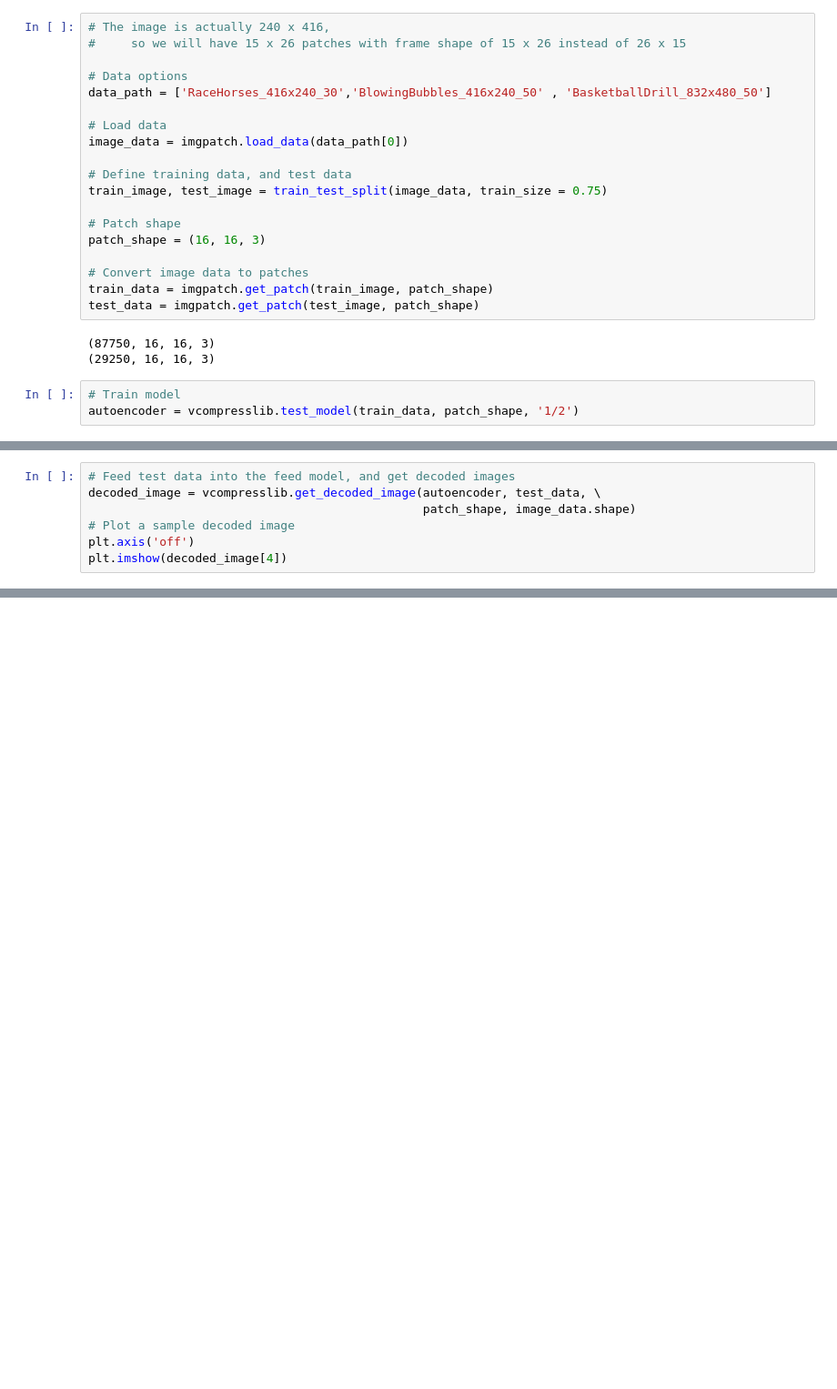
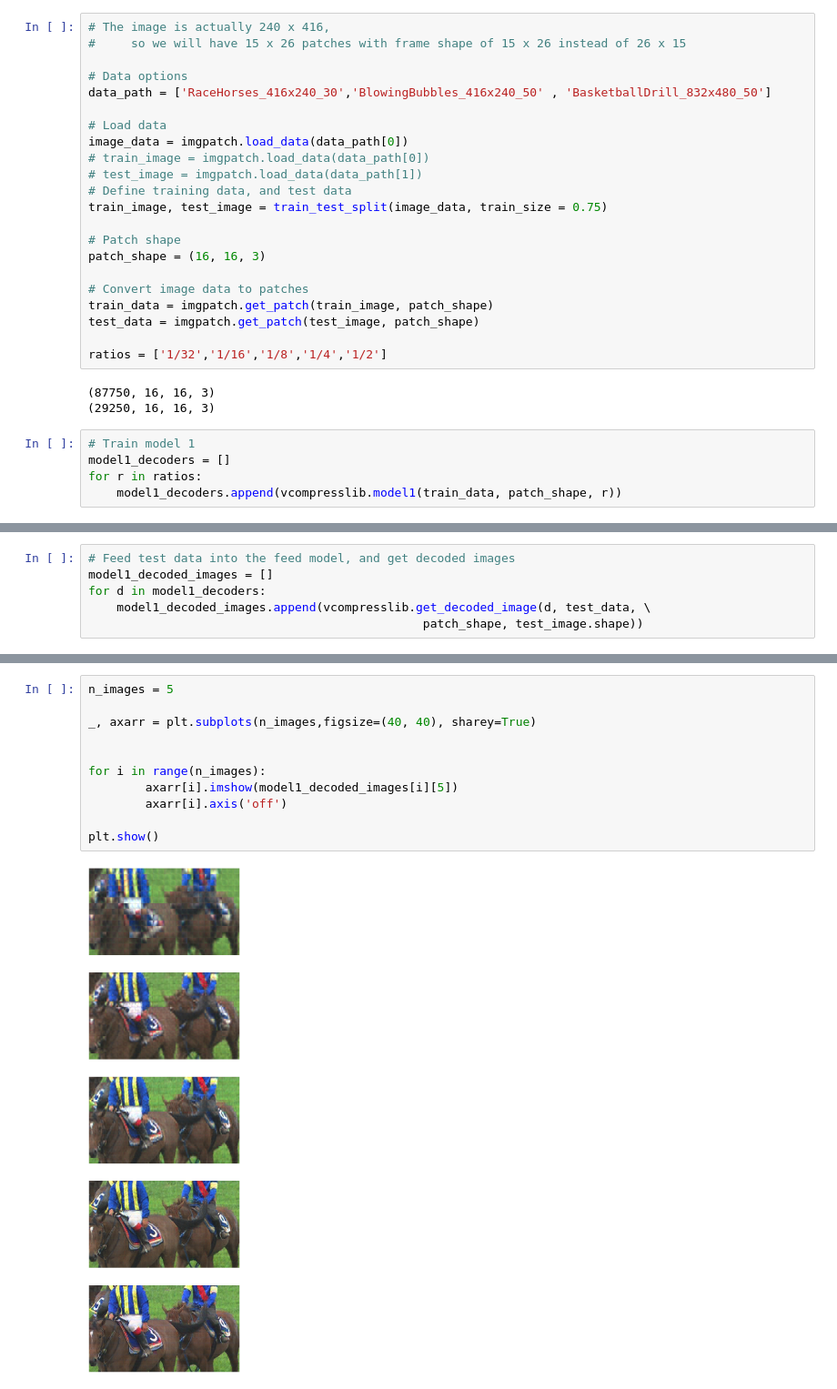
Before and after one commit to Chlerry/term-project, a Jupyter notebook: task3/task3.ipynb, the cells around one changed output, grey strips where cells are left out. Shown at 91% size. Drawn from its saved outputs; the diff is of its cells as text; blank space fills up the shorter version.

```diff
--- a/task3/task3.ipynb
+++ b/task3/task3.ipynb
@@ -18,7 +18,8 @@ data_path = ['RaceHorses_416x240_30','BlowingBubbles_416x240_50' , 'BasketballDr
 
 # Load data
 image_data = imgpatch.load_data(data_path[0])
-
+# train_image = imgpatch.load_data(data_path[0])
+# test_image = imgpatch.load_data(data_path[1])
 # Define training data, and test data
 train_image, test_image = train_test_split(image_data, train_size = 0.75)
 
@@ -28,12 +29,16 @@ patch_shape = (16, 16, 3)
 # Convert image data to patches
 train_data = imgpatch.get_patch(train_image, patch_shape)
 test_data = imgpatch.get_patch(test_image, patch_shape)
+
+ratios = ['1/32','1/16','1/8','1/4','1/2']
 # %% [output]
 (87750, 16, 16, 3)
 (29250, 16, 16, 3)
 # %%
-# Train model
-autoencoder = vcompresslib.test_model(train_data, patch_shape, '1/2')
+# Train model 1
+model1_decoders = []
+for r in ratios:
+    model1_decoders.append(vcompresslib.model1(train_data, patch_shape, r))
 # %% [output]
 Model: "model_1"
 _________________________________________________________________
@@ -55,7 +83,6 @@ Epoch 1/1
 # %%
 # Feed test data into the feed model, and get decoded images
-decoded_image = vcompresslib.get_decoded_image(autoencoder, test_data, \
-                                               patch_shape, image_data.shape)
-# Plot a sample decoded image
-plt.axis('off')
-plt.imshow(decoded_image[4])
+model1_decoded_images = []
+for d in model1_decoders:
+    model1_decoded_images.append(vcompresslib.get_decoded_image(d, test_data, \
+                                               patch_shape, test_image.shape))
@@ -71,0 +95,13 @@ print(PSNR)
+# %%
+n_images = 5
+
+_, axarr = plt.subplots(n_images,figsize=(40, 40), sharey=True)
+
+
+for i in range(n_images):
+        axarr[i].imshow(model1_decoded_images[i][5])
+        axarr[i].axis('off')
+
+plt.show()
+# %% [output]
+[figure, added]
```
Also changed, not shown: parts of 8 cells of this notebook.
